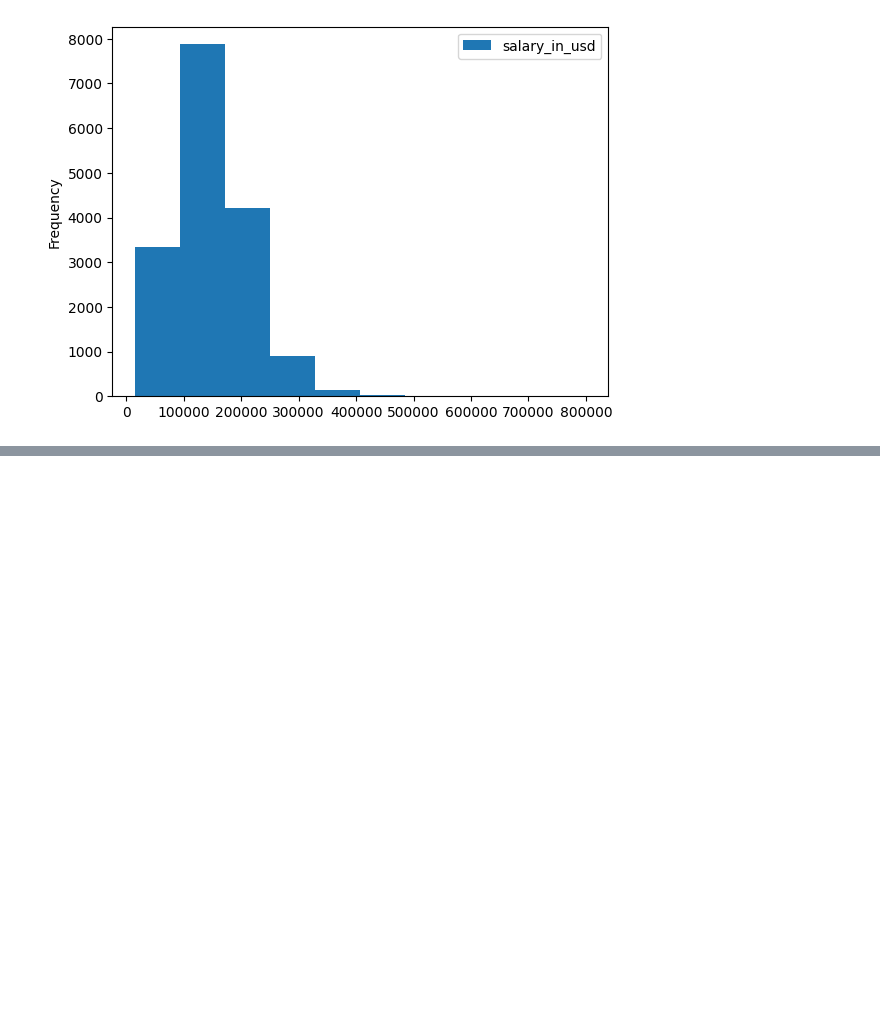
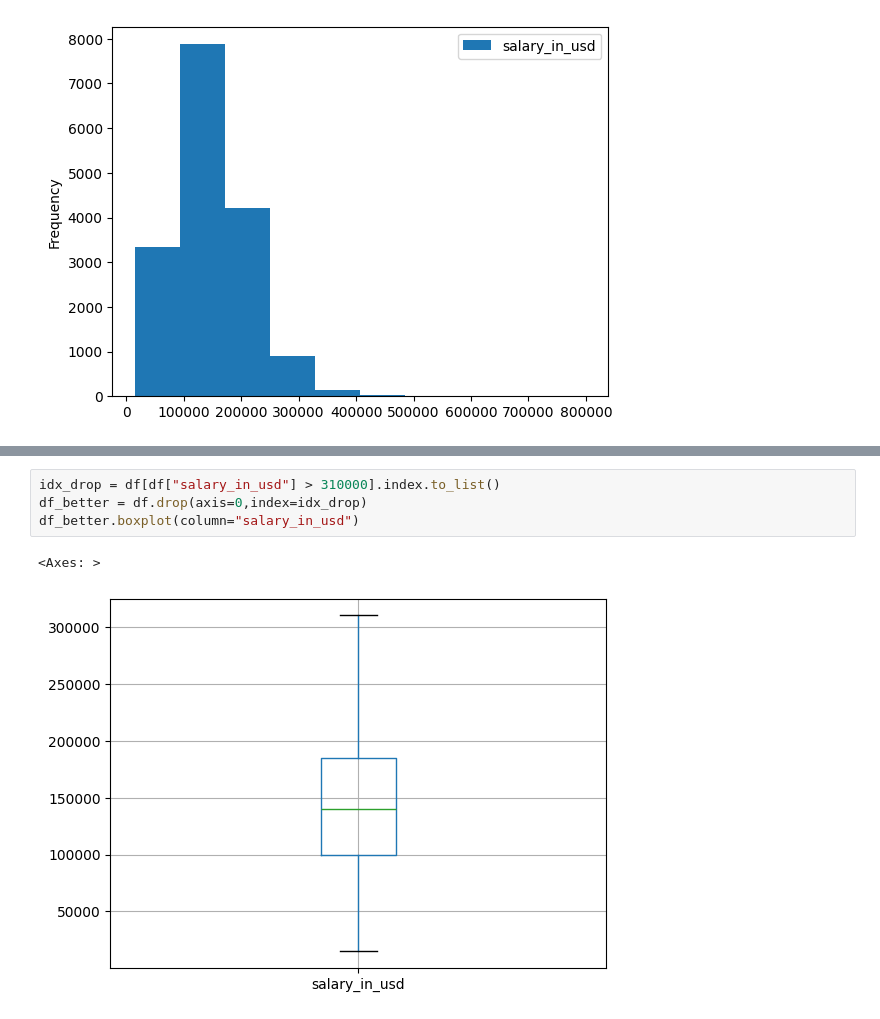
Before and after one commit to benk-2019/daily_assignments, a Jupyter notebook: week_2_QA/qa_2.ipynb, the cells around one changed output, grey strips where cells are left out. Drawn from its saved outputs; the diff is of its cells as text; blank space fills up the shorter version.

```diff
--- a/week_2_QA/qa_2.ipynb
+++ b/week_2_QA/qa_2.ipynb
@@ -83,0 +100,7 @@ np.float64(69840.66666666667)
+# %%
+idx_drop = df[df["salary_in_usd"] > 310000].index.to_list()
+df_better = df.drop(axis=0,index=idx_drop)
+df_better.boxplot(column="salary_in_usd")
+# %% [output]
+<Axes: >
+[figure, added]
```
Also changed, not shown: parts of 5 cells of this notebook, 5 other files.
